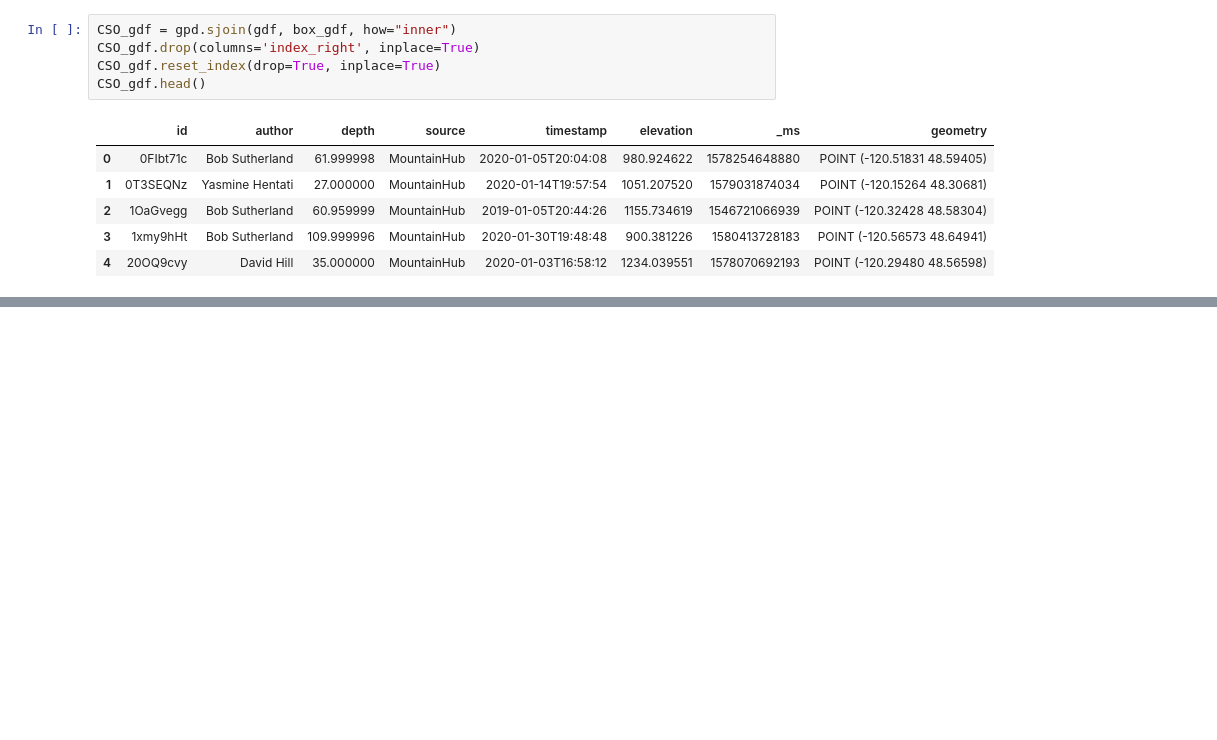
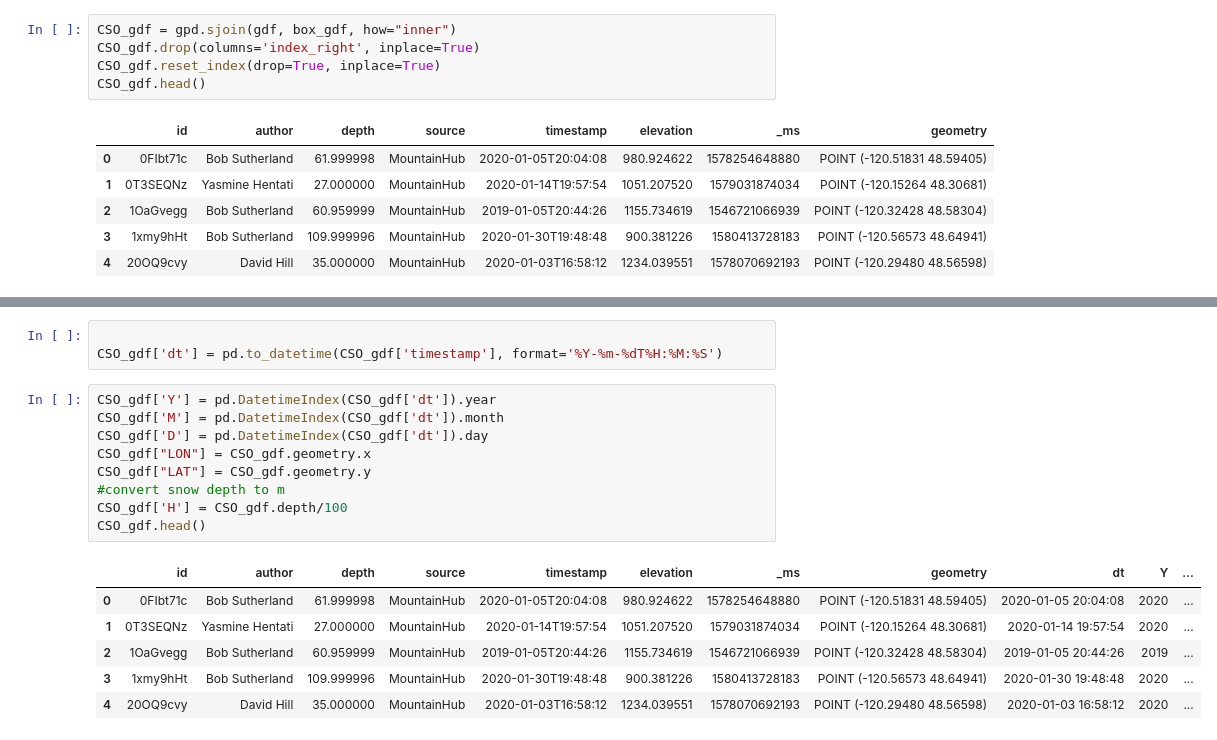
Before and after one commit to snowmodel-tools/assimilation_python, a Jupyter notebook: CSOdata2SM.ipynb, the cells around one changed output, grey strips where cells are left out. Cells and saved outputs as stored; diff of their text form; blank space fills up the shorter version.

```diff
--- a/CSOdata2SM.ipynb
+++ b/CSOdata2SM.ipynb
@@ -51,0 +56,19 @@ CSO_gdf.plot()
+# %%
+
+CSO_gdf['dt'] = pd.to_datetime(CSO_gdf['timestamp'], format='%Y-%m-%dT%H:%M:%S')
+# %%
+CSO_gdf['Y'] = pd.DatetimeIndex(CSO_gdf['dt']).year
+CSO_gdf['M'] = pd.DatetimeIndex(CSO_gdf['dt']).month
+CSO_gdf['D'] = pd.DatetimeIndex(CSO_gdf['dt']).day
+CSO_gdf["LON"] = CSO_gdf.geometry.x
+CSO_gdf["LAT"] = CSO_gdf.geometry.y
+#convert snow depth to m
+CSO_gdf['H'] = CSO_gdf.depth/100
+CSO_gdf.head()
+# %% [output]
+|  | id | author | depth | source | timestamp | elevation | _ms | geometry | dt | Y | ... |
+| 0 | 0FIbt71c | Bob Sutherland | 61.999998 | MountainHub | 2020-01-05T20:04:08 | 980.924622 | 1578254648880 | POINT (-120.51831 48.59405) | 2020-01-05 20:04:08 | 2020 | ... |
+| 1 | 0T3SEQNz | Yasmine Hentati | 27.000000 | MountainHub | 2020-01-14T19:57:54 | 1051.207520 | 1579031874034 | POINT (-120.15264 48.30681) | 2020-01-14 19:57:54 | 2020 | ... |
+| 2 | 1OaGvegg | Bob Sutherland | 60.959999 | MountainHub | 2019-01-05T20:44:26 | 1155.734619 | 1546721066939 | POINT (-120.32428 48.58304) | 2019-01-05 20:44:26 | 2019 | ... |
+| 3 | 1xmy9hHt | Bob Sutherland | 109.999996 | MountainHub | 2020-01-30T19:48:48 | 900.381226 | 1580413728183 | POINT (-120.56573 48.64941) | 2020-01-30 19:48:48 | 2020 | ... |
+| 4 | 20OQ9cvy | David Hill | 35.000000 | MountainHub | 2020-01-03T16:58:12 | 1234.039551 | 1578070692193 | POINT (-120.29480 48.56598) | 2020-01-03 16:58:12 | 2020 | ... |
```
Also changed, not shown: parts of 17 cells of this notebook.
